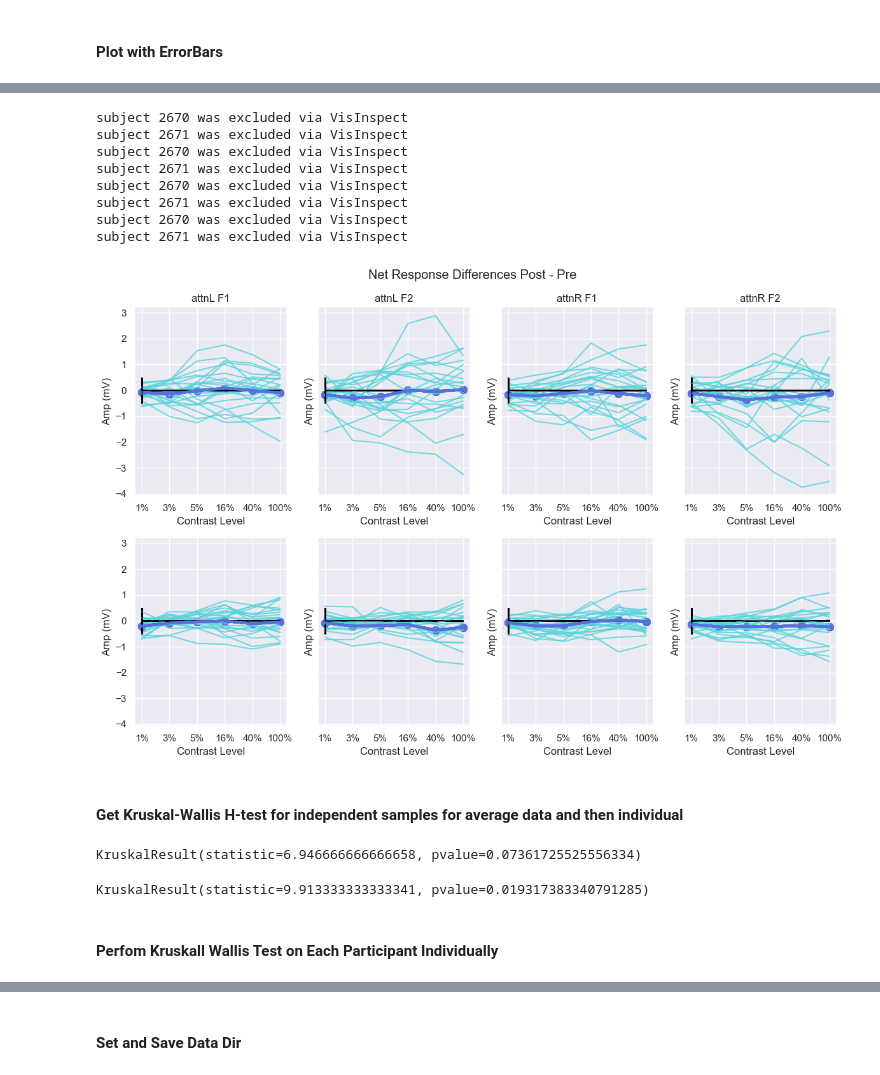
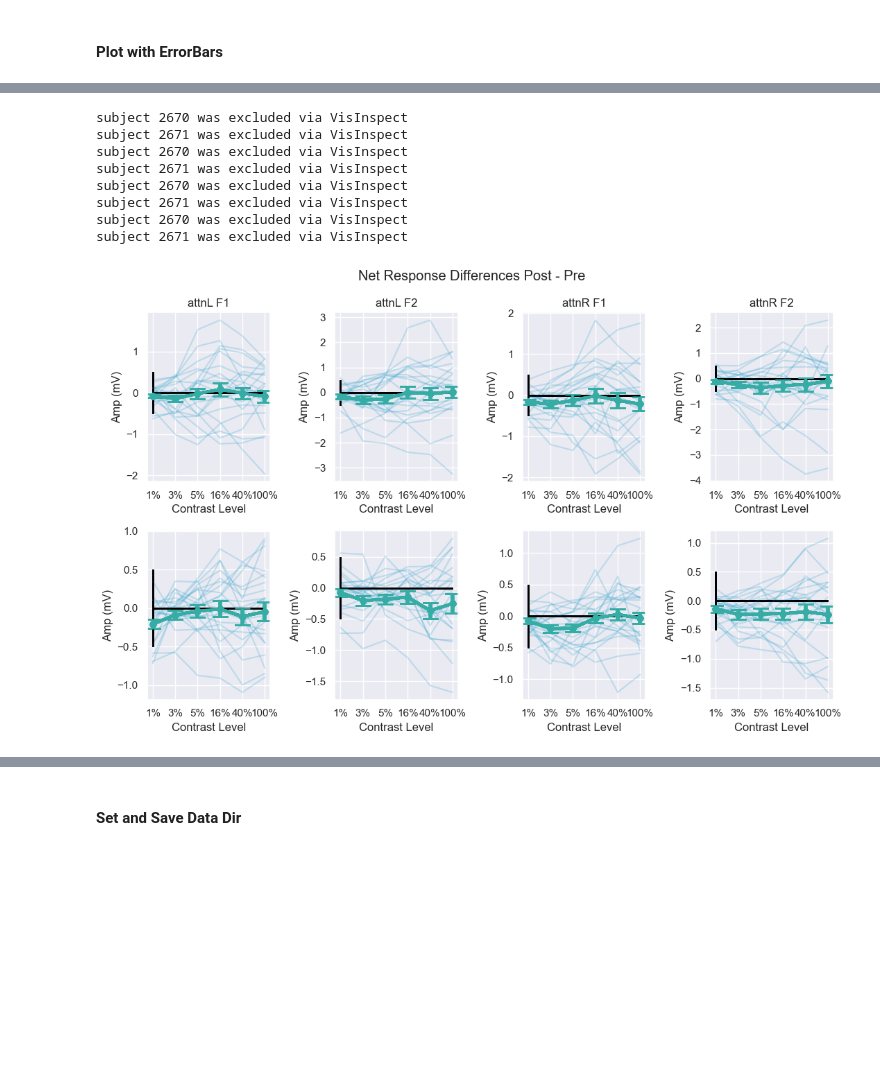
Before and after one commit to PatriciaNL/LTP_analysis, a Jupyter notebook: PythonScripts/GetAllSubjCRFDiff.ipynb, the cells around one changed output, grey strips where cells are left out. Drawn from its saved outputs; the diff is of its cells as text; code cells hidden in the pictures; blank space fills up the shorter version.

```diff
--- a/PythonScripts/GetAllSubjCRFDiff.ipynb
+++ b/PythonScripts/GetAllSubjCRFDiff.ipynb
@@ -246,9 +224,9 @@ axs[0].legend(loc='upper right', bbox_to_anchor=(-0.2, 0.98))
 # %% [markdown]
 #### Plot with ErrorBars
 # %%
-cp1 = sns.color_palette("hls", 8)
+cp1 = sns.color_palette("husl", 8)
 
-fig,axs = plt.subplots(1,2,figsize=(8,6),sharey=True, sharex = True)
+fig,axs = plt.subplots(1,2,figsize=(8,5),sharey=True, sharex = True)
 for i in range(NumConds):
     axs[0].plot(diff_ax,AvgDiffs[i][:6], label = f'{data_labels[i]}', color = cp1[i+2],linewidth = 3)
     axs[0].errorbar(diff_ax,AvgDiffs[i][:6],yerr=AllErrBarVals[i,:6],fmt='o',label=f'{data_labels[i]}',color = cp1[i+2],capsize = 8, linewidth = 3)
@@ -274,6 +252,6 @@ axs[1].set_xticklabels(contrast_labs)
 plt.suptitle(f'Average Response Difference Across Conditions')
 plt.tight_layout()
 axs[0].legend(loc = 'upper right',fontsize=9)
-axs[0].legend(loc='upper right', bbox_to_anchor=(-0.2, 0.98))
+axs[0].legend(loc='upper right', bbox_to_anchor=(-0.3, 0.98))
 # %% [output]
 <matplotlib.legend.Legend at 0x...>
@@ -281,5 +259,5 @@ axs[0].legend(loc='upper right', bbox_to_anchor=(-0.2, 0.98))
 # %%
-fig,axs = plt.subplots(2,NumConds,figsize = (12,8), sharey = True)
+fig,axs = plt.subplots(2,NumConds,figsize = (11,7), sharey = False)
 
 for co in range(NumConds):
     for su in range(NumSubs):
@@ -287,66 +265,45 @@ for co in range(NumConds):
 ######################################################################################################################
         if plot_ind == 1:
             #axs[0,co].scatter(diff_ax,AllDiffs[co][su,:6], color = cp1[2])
-            axs[0,co].plot(diff_ax,AllDiffs[co][su,:6], color = cp1[4],alpha = 0.8)
+            axs[0,co].plot(diff_ax,AllDiffs[co][su,:6], color = cp1[5],alpha = 0.25)
             axs[0,co].hlines(0, xmin = 0, xmax = 5, color = 'black',linewidth = 1)
             # plt avgs
-            axs[0,co].plot(diff_ax,AvgDiffs[co][:6], label = f'{data_labels[i]}', color = cp1[5],linewidth = 3)
-            axs[0,co].scatter(diff_ax,AvgDiffs[co][:6], label = f'{data_labels[i]}', color = cp1[5],linewidth = 3)
+            axs[0,co].plot(diff_ax,AvgDiffs[co][:6], label = f'{data_labels[i]}', color = cp1[4],linewidth = 3)
+            # plot avg with error bars
+            axs[0,co].errorbar(diff_ax,AvgDiffs[co][:6], yerr = AllErrBarVals[co,:6], fmt = 'o', label = f'{data_labels[co]}', color = cp1[4],capsize = 8, linewidth = 3)
+            #axs[0,co].scatter(diff_ax,AvgDiffs[co][:6], label = f'{data_labels[i]}', color = cp1[5],linewidth = 3)
             axs[0,co].vlines(0, ymin = -1/2, ymax = 1/2, color = 'black',linewidth = 1)
             axs[0,co].set_xlabel(f'Contrast Level')
             axs[0,co].set_ylabel(f'Amp (mV)')
             ###########################################################################################################
             #axs[1,co].scatter(diff_ax,AllDiffs[co][su,6:],color = cp1[1])
-            axs[1,co].plot(diff_ax,AllDiffs[co][su,6:],color = cp1[4],alpha = 0.8)
+            axs[1,co].plot(diff_ax,AllDiffs[co][su,6:],color = cp1[5],alpha = 0.25)
             axs[1,co].hlines(0, xmin = 0, xmax = 5, color = 'black',linewidth = 1)
             axs[1,co].vlines(0, ymin = -1/2, ymax = 1/2, color = 'black',linewidth = 1)
             # plt avgs
-            axs[1,co].plot(diff_ax,AvgDiffs[co][6:], label = f'{data_labels[i]}', color = cp1[5],linewidth = 3)
-            axs[1,co].scatter(diff_ax,AvgDiffs[co][6:], label = f'{data_labels[i]}', color = cp1[5],linewidth = 3)
+            axs[1,co].plot(diff_ax,AvgDiffs[co][6:], label = f'{data_labels[i]}', color = cp1[4],linewidth = 3)
+            axs[1,co].errorbar(diff_ax,AvgDiffs[co][6:], yerr = AllErrBarVals[co,6:], fmt = 'o', label = f'{data_labels[co]}', color = cp1[4],capsize = 8, linewidth = 3)
+            #axs[1,co].scatter(diff_ax,AvgDiffs[co][6:], label = f'{data_labels[i]}', color = cp1[5],linewidth = 3)
             axs[1,co].set_xlabel(f'Contrast Level')
             axs[1,co].set_ylabel(f'Amp (mV)')
 #######################################################################################################################
             axs[0,co].set_title(f'{data_labels[co]}')
             axs[0,co].set_xticks(range(len(contrast_levels)))
             axs[0,co].set_xticklabels(contrast_labs)
             axs[1,co].set_xticks(range(len(contrast_levels)))
             axs[1,co].set_xticklabels(contrast_labs)
         else:
             print(f'subject {SubNames[su]} was excluded via VisInspect')
 plt.suptitle(f'Net Response Differences Post - Pre')
 fig.tight_layout()
 plt.show()
 # %% [output]
 subject 2670 was excluded via VisInspect
 subject 2671 was excluded via VisInspect
 subject 2670 was excluded via VisInspect
 subject 2671 was excluded via VisInspect
 subject 2670 was excluded via VisInspect
 subject 2671 was excluded via VisInspect
 subject 2670 was excluded via VisInspect
 subject 2671 was excluded via VisInspect
-[figure, old version]
+[figure, new version]
-# %% [markdown]
-#### Get Kruskal-Wallis H-test for independent samples for average data and then individual
-# %%
-g1 = AvgDiffs[0][:6]
-g2 = AvgDiffs[1][:6]
-g3 = AvgDiffs[2][:6]
-g4 = AvgDiffs[3][:6]
-
-result_2f = stats.kruskal(g1,g2,g3,g4)
-print(result_2f)
-# %% [output]
-KruskalResult(statistic=6.946666666666658, pvalue=0.07361725525556334)
-# %%
-g1 = AvgDiffs[0][6:]
-g2 = AvgDiffs[1][6:]
-g3 = AvgDiffs[2][6:]
-g4 = AvgDiffs[3][6:]
-
-result_4f = stats.kruskal(g1,g2,g3,g4)
-print(result_4f)
-# %% [output]
-KruskalResult(statistic=9.913333333333341, pvalue=0.019317383340791285)
-# %% [markdown]
-#### Perfom Kruskall Wallis Test on Each Participant Individually
```
Also changed, not shown: parts of 10 cells of this notebook.
